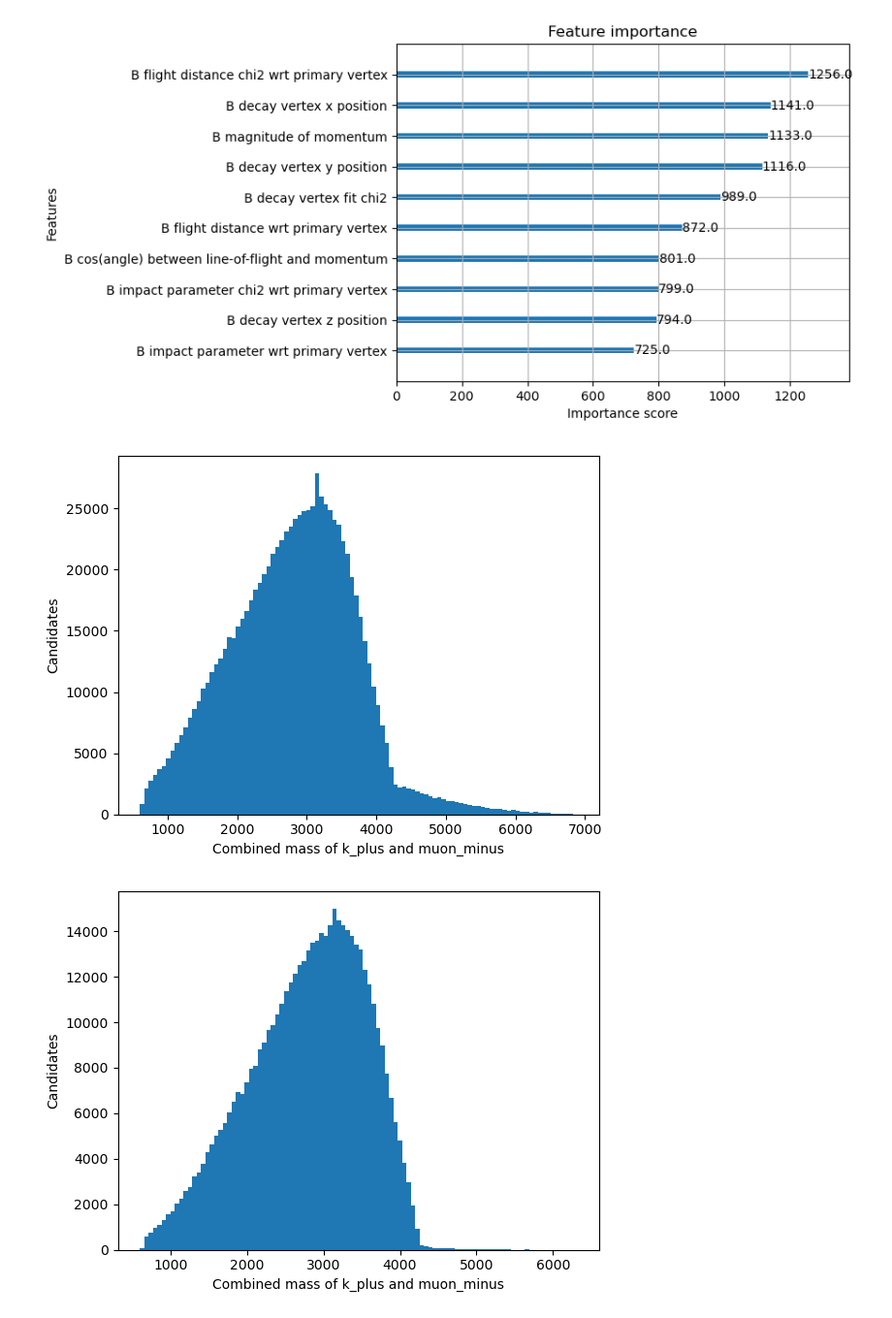
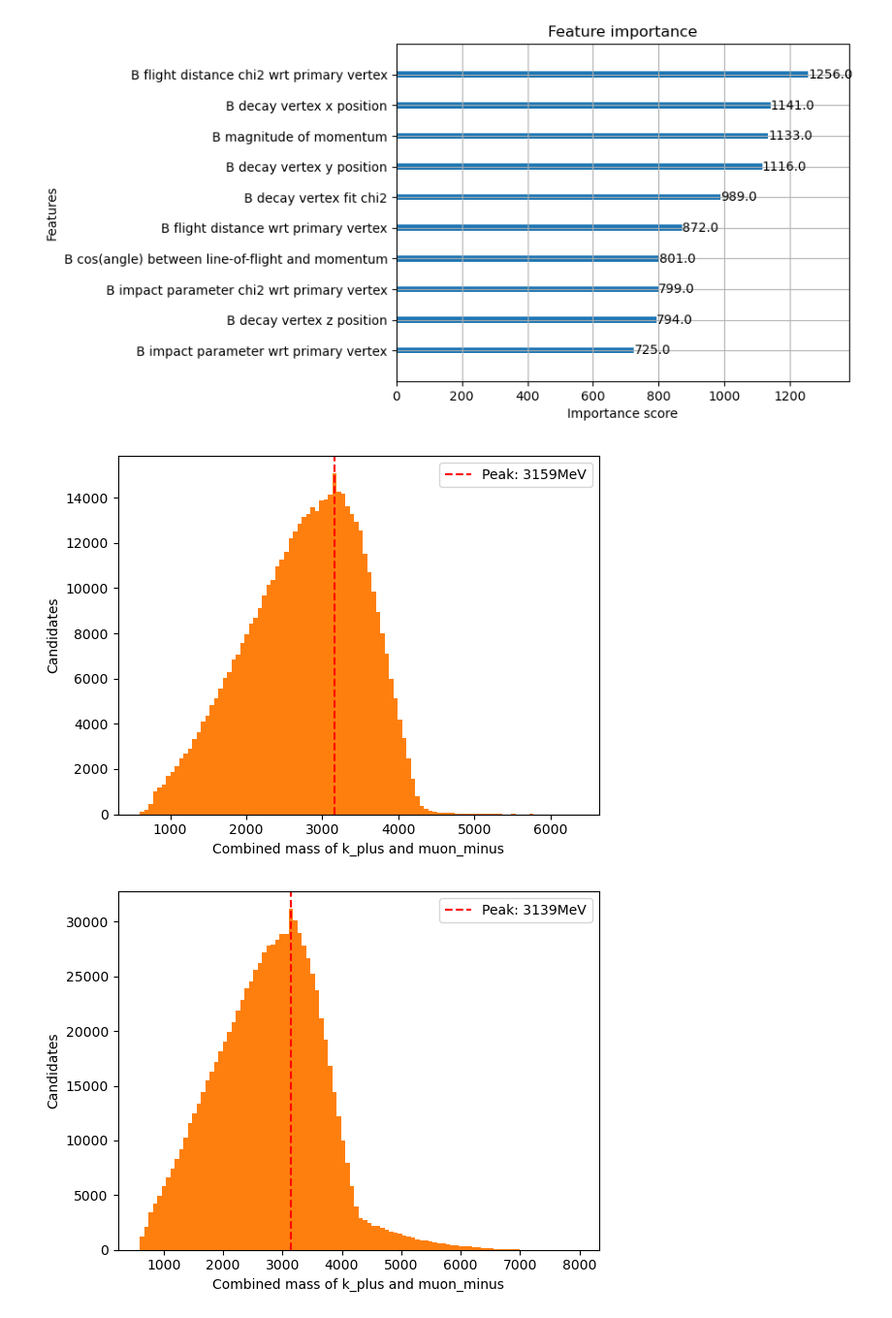
Before and after one commit to kamil-magom/kamil-sahrid-y3-cycle1-lab, a Jupyter notebook: kamil/workbook.ipynb, the cells around one changed output. Shown at 97% size. Cells and saved outputs as stored; diff of their text form; code cells hidden in the pictures.

```diff
--- a/kamil/workbook.ipynb
+++ b/kamil/workbook.ipynb
@@ -214,42 +213,64 @@ a = xgboost.plot_importance(model)
 # %%
 import numpy as np
 
 #individual values
-k_plus_energy = data_2011['Kaon 4-momentum energy component']
+# k_plus_energy = data_2011['Kaon 4-momentum energy component']
 k_plus_x = data_2011['Kaon 4-momentum x component']
 k_plus_y = data_2011['Kaon 4-momentum y component']
 k_plus_z = data_2011['Kaon 4-momentum z component']
-muon_minus_energy = data_2011['Opposite-sign muon 4-momentum energy component']
+k_plus_energy = np.sqrt((k_plus_x**2 + k_plus_y**2 + k_plus_z**2) + 105.7**2)
+
+# muon_minus_energy = data_2011['Opposite-sign muon 4-momentum energy component']
 muon_minus_x = data_2011['Opposite-sign muon 4-momentum x component']
 muon_minus_y = data_2011['Opposite-sign muon 4-momentum y component']
 muon_minus_z = data_2011['Opposite-sign muon 4-momentum z component']
+muon_minus_energy = np.sqrt((muon_minus_x**2 + muon_minus_y**2 + muon_minus_z**2) + 493.7**2)
 
 #combined values
 combined_energy = k_plus_energy + muon_minus_energy
 combined_momentum_x = k_plus_x + muon_minus_x
 combined_momentum_z = k_plus_z + muon_minus_z
 combined_momentum_y = muon_minus_y + k_plus_y
 combined_momentum = np.sqrt(combined_momentum_x**2 + combined_momentum_y**2 + combined_momentum_z**2)
 
 #mass
 mass = np.sqrt(combined_energy**2 - (combined_momentum)**2)
 
+
+
+#select the signal using XGBoost
+prediction = model.predict_proba(data_2011[chosen_variables])
+signal_probability = prediction[:, 1]
+
+#threshold set at 0.99
+signal_selected = signal_probability > 0.99
+selected_mass = mass[signal_selected]
+
+#find the peak of cleaned mass
+counts, edges, _ = plt.hist(selected_mass, bins=100)
+i = np.argmax(counts)
+peak = 0.5 * (edges[i] + edges[i + 1])
+
+#cleaned mass
+plt.hist(selected_mass, bins=100)
+plt.xlabel(r'Combined mass of k_plus and muon_minus')
+plt.ylabel(r'Candidates')
+plt.axvline(peak, linestyle='--', color='red', label=f'Peak: {peak:.0f}MeV')
+plt.legend()
+plt.show()
+
+#find the peak of the cleaned mass
+counts, edges, _ = plt.hist(mass, bins=100)
+i = np.argmax(counts)
+peak = 0.5 * (edges[i] + edges[i + 1])
+
+#cleaned mass
 plt.hist(mass, bins=100)
 plt.xlabel(r'Combined mass of k_plus and muon_minus')
 plt.ylabel(r'Candidates')
+plt.axvline(peak, linestyle='--', color='red', label=f'Peak: {peak:.0f}MeV')
+plt.legend()
 plt.show()
-
-#select the signal using XGBoost
-prediction = model.predict_proba(data_2011[chosen_variables])
-signal_selected = prediction[:, 1]
-
-#threshold set at 0.99
-signal_selected = signal_selected > 0.99
-
-plt.hist(mass[signal_selected], bins=100)
-plt.xlabel(r'Combined mass of k_plus and muon_minus')
-plt.ylabel(r'Candidates')
-plt.show()
 # %% [output]
-[figure, old version]
+[figure, new version]
-[figure, old version]
+[figure, new version]
```
Also changed, not shown: parts of 3 cells of this notebook.
